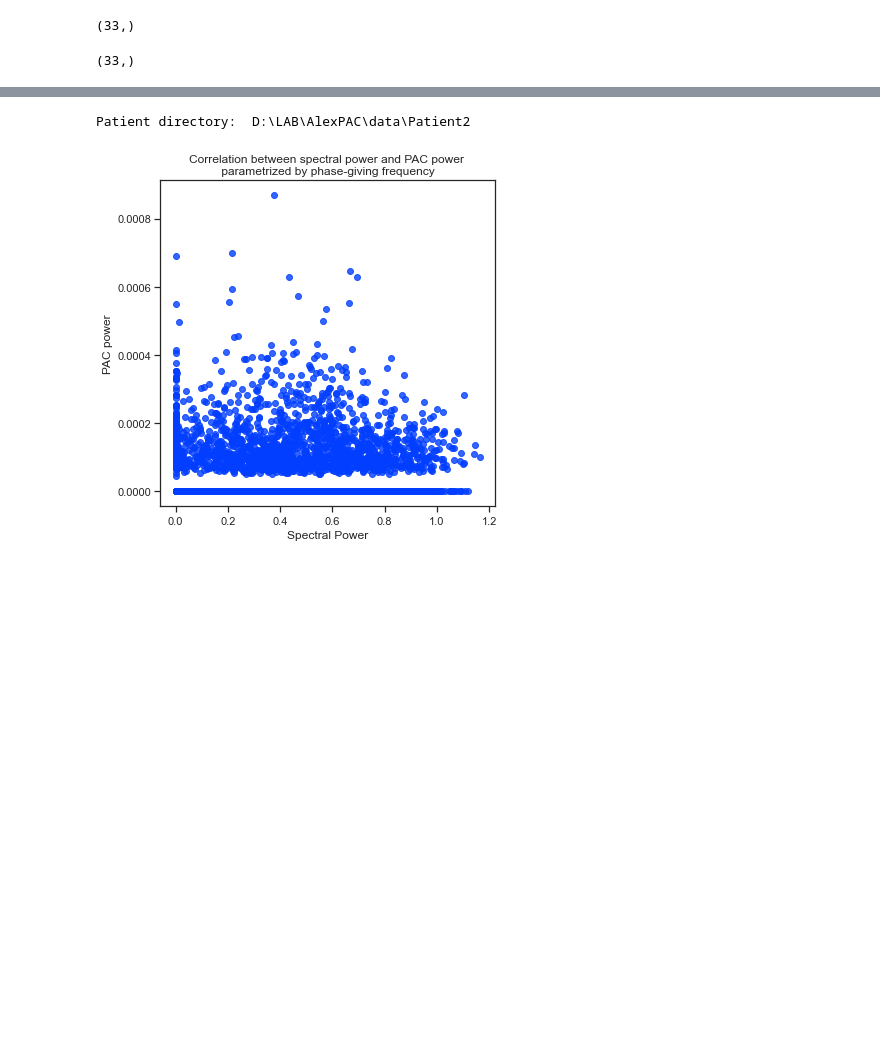
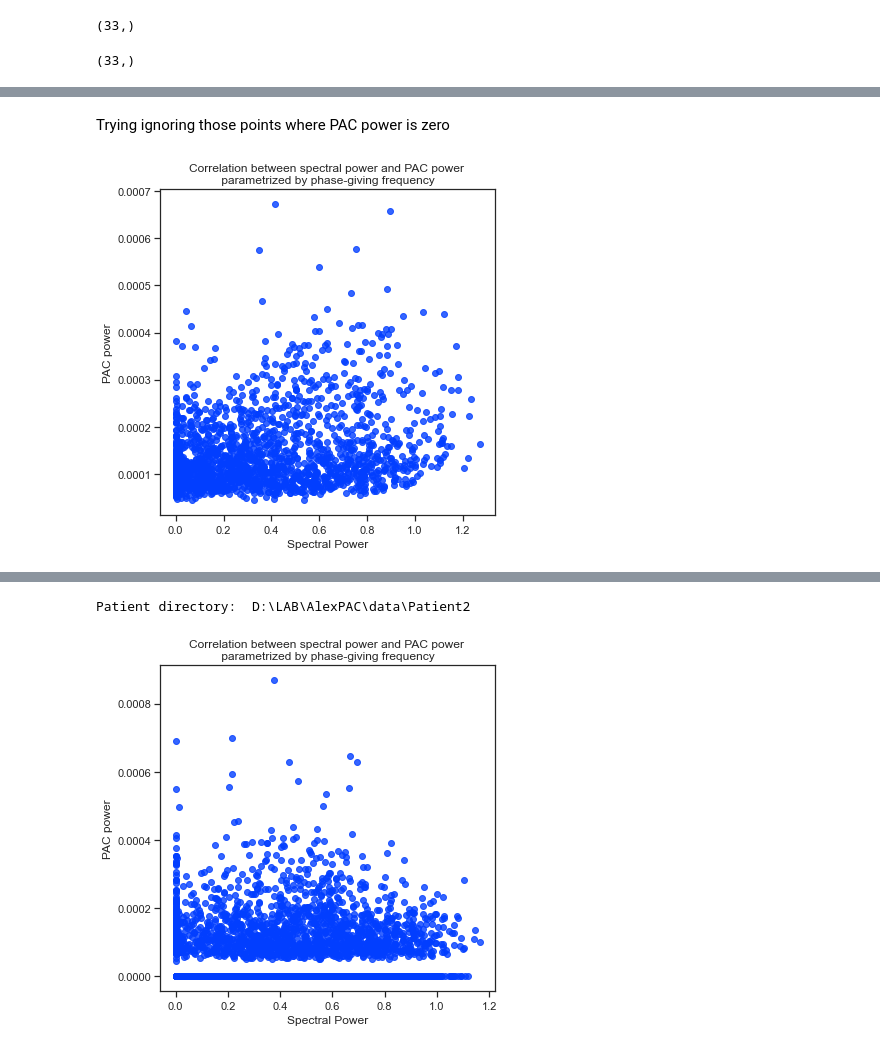
Before and after one commit to atimcenko/pac, a Jupyter notebook: dev_beta_pac_corr.ipynb, the cells around one changed output, grey strips where cells are left out. Drawn from its saved outputs; the diff is of its cells as text; code cells hidden in the pictures; blank space fills up the shorter version.

Commit message:
added ignore zero PAC values parameter for beta-PAC correlation func

```diff
--- a/dev_beta_pac_corr.ipynb
+++ b/dev_beta_pac_corr.ipynb
@@ -241,5 +243,10 @@ f[mask].shape
 # %%
-def get_spectral_pac_correlation(patient, freqs=(5, 36), spectral_power='fooof', pac_power='max', convolve=False):
+def get_spectral_pac_correlation(patient,
+                                 freqs=(5, 36),
+                                 spectral_power='fooof',
+                                 pac_power='max',
+                                 convolve=False,
+                                 ignore_pac_zeros=False):
     """
     Return arrays of spectral and pac powers (parametrized by similar freq range)
     Spectral power: 'psd' or 'fooof'
@@ -308,7 +315,12 @@ def get_spectral_pac_correlation(patient, freqs=(5, 36), spectral_power='fooof',
                 spectral_power_values = np.concatenate((spectral_power_values, current_spectral_power))
                 pac_power_values = np.concatenate((pac_power_values, current_pac_power))
 
-    return spectral_power_values, pac_power_values
+    if ignore_pac_zeros:
+        mask = pac_power_values > 0
+    else:
+        mask = np.ones(len(pac_power_values), dtype='bool')
+
+    return spectral_power_values[mask], pac_power_values[mask]
 
 
 def plot_correlation_results(spectral_power, pac_power, **plt_params):
@@ -322,5 +338,7 @@ def plot_correlation_results(spectral_power, pac_power, **plt_params):
 # %%
 %%time
+
+p1 = load_patient(1)
 
 print("Patient 1")
 spectral_power, pac_power = get_spectral_pac_correlation(p1, freqs=(6, 30))
@@ -330,0 +352,9 @@ Pearson correlation coefficient:  0.19
+# %% [markdown]
+Trying ignoring those points where PAC power is zero
+# %%
+%%time
+
+spectral_power, pac_power = get_spectral_pac_correlation(p1, freqs=(6, 30), ignore_pac_zeros=True)
+plot_correlation_results(spectral_power, pac_power)
+# %% [output]
+[figure, added]
```
Also changed, not shown: parts of 5 cells of this notebook.
